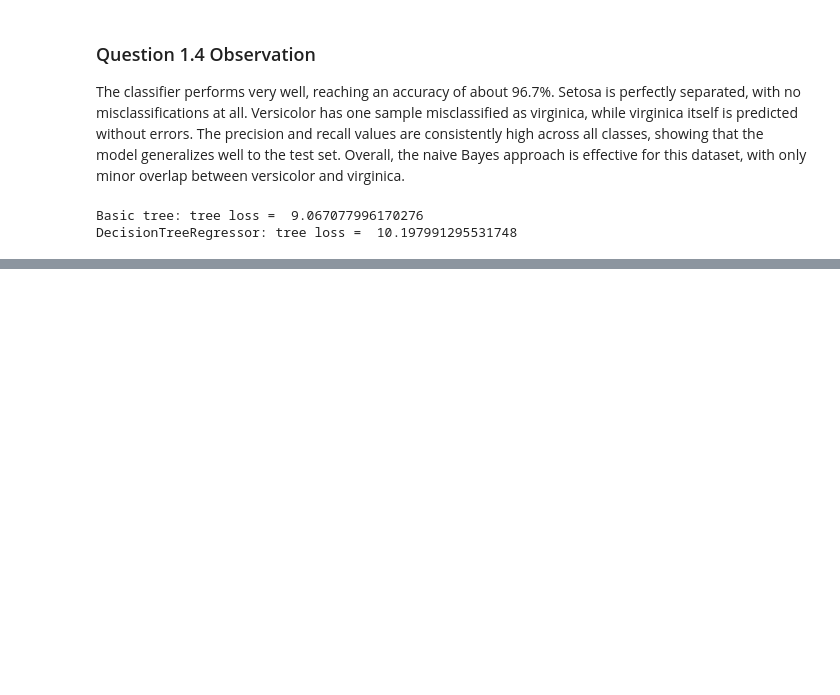
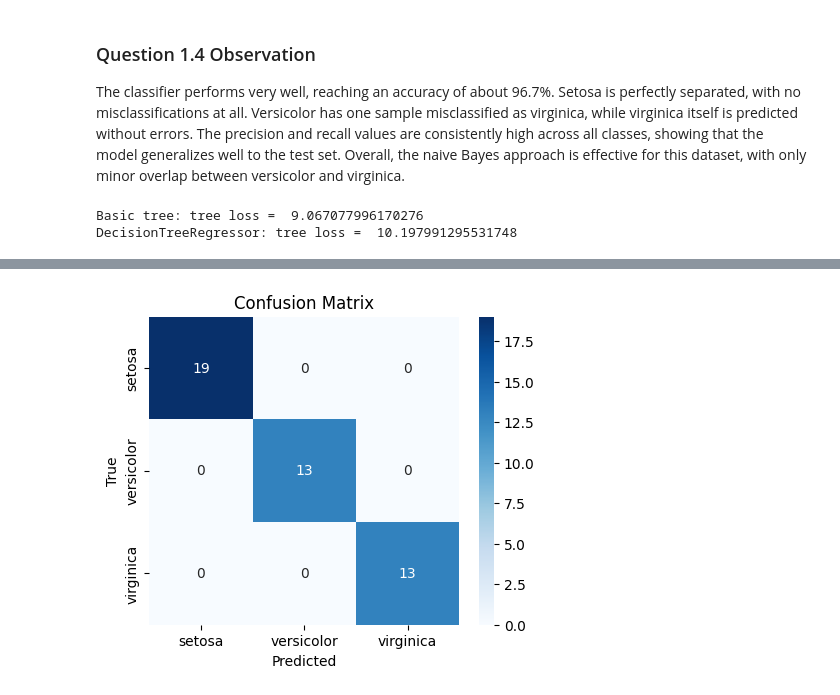
Before and after one commit to nanjala116/machine_learning1, a Jupyter notebook: notebooks/supervised_learning.ipynb, the cells around one changed output, grey strips where cells are left out. Saved outputs shown, nothing was run; the diff lists cells and outputs as text; code cells hidden in the pictures; blank space fills up the shorter version.

Commit message:
ft(decision tree): Added Decision Tree analysis on Iris dataset with metrics, visualizations, rule extraction, and interpretability observations

```diff
--- a/notebooks/supervised_learning.ipynb
+++ b/notebooks/supervised_learning.ipynb
@@ -420,0 +468,95 @@ DecisionTreeRegressor: tree loss =  10.197991295531748
+# %%
+# Reload data (reuse function)
+X_train, X_test, y_train, y_test = makedata_iris()
+
+# Train tree again for visualization
+clf = DecisionTreeClassifier(max_depth=3, random_state=0)
+clf.fit(X_train, y_train)
+y_pred = clf.predict(X_test)
+
+# Classification Report
+report_dict = classification_report(
+    y_test, y_pred, target_names=load_iris().target_names, output_dict=True
+)
+
+report_table = []
+for label, metrics in report_dict.items():
+    if isinstance(metrics, dict):
+        row = [
+            label,
+            metrics["precision"],
+            metrics["recall"],
+            metrics["f1-score"],
+            metrics["support"],
+        ]
+        report_table.append(row)
+
+print("\nClassification Report:")
+print(
+    tabulate(
+        report_table,
+        headers=["Class", "Precision", "Recall", "F1-Score", "Support"],
+        floatfmt=".2f",
+        tablefmt="fancy_grid",
+    )
+)
+
+# Confusion Matrix
+cm = confusion_matrix(y_test, y_pred)
+plt.figure(figsize=(5, 4))
+sns.heatmap(
+    cm,
+    annot=True,
+    cmap="Blues",
+    fmt="d",
+    xticklabels=load_iris().target_names,
+    yticklabels=load_iris().target_names,
+)
+plt.xlabel("Predicted")
+plt.ylabel("True")
+plt.title("Confusion Matrix")
+plt.show()
+
+# Confusion Matrix as table
+labels = load_iris().target_names
+cm_table = []
+header = [""] + list(labels)
+for i, row in enumerate(cm):
+    cm_table.append([labels[i]] + list(row))
+
+print("\nConfusion Matrix:")
+print(tabulate(cm_table, headers=header, tablefmt="fancy_grid"))
+
+# Decision Boundary Visualization
+# Take only first two features (for 2D plotting)
+X = load_iris().data[:, :2]
+y = load_iris().target
+
+# Train tree with 2 features for visualization
+clf_vis = DecisionTreeClassifier(max_depth=3, random_state=0)
+clf_vis.fit(X, y)
+
+# Plot decision boundary
+x_min, x_max = X[:, 0].min() - 1, X[:, 0].max() + 1
+y_min, y_max = X[:, 1].min() - 1, X[:, 1].max() + 1
+xx, yy = np.meshgrid(
+    np.arange(x_min, x_max, 0.02), np.arange(y_min, y_max, 0.02)
+)
+
+Z = clf_vis.predict(np.c_[xx.ravel(), yy.ravel()])
+Z = Z.reshape(xx.shape)
+
+plt.figure(figsize=(6, 5))
+plt.contourf(xx, yy, Z, alpha=0.3)
+sns.scatterplot(
+    x=X[:, 0],
+    y=X[:, 1],
+    hue=load_iris().target_names[y],
+    palette="deep",
+    edgecolor="k",
+)
+plt.xlabel("Sepal length")
+plt.ylabel("Sepal width")
+plt.title("Decision Tree Decision Boundaries (2 features)")
+plt.show()
+# %% [output]
@@ -420,0 +577 @@ DecisionTreeRegressor: tree loss =  10.197991295531748
+[figure, added]
```
Also changed, not shown: parts of 14 cells of this notebook.
